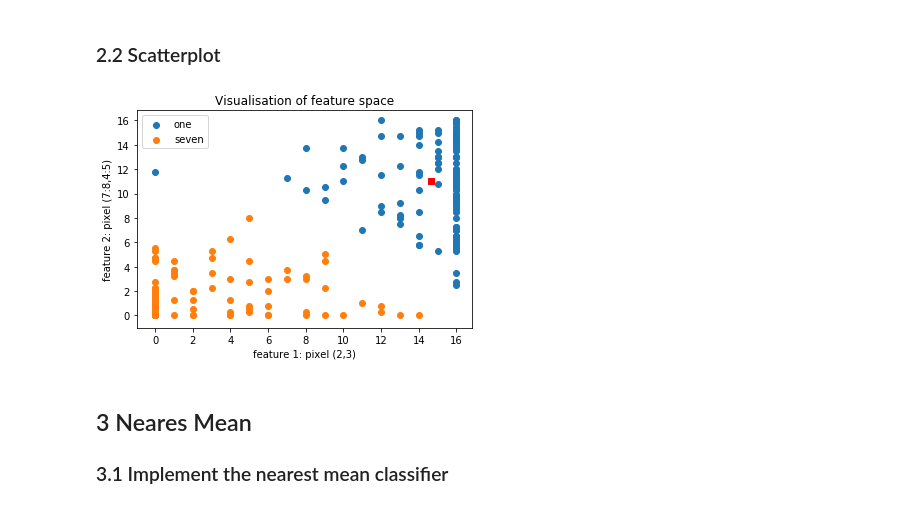
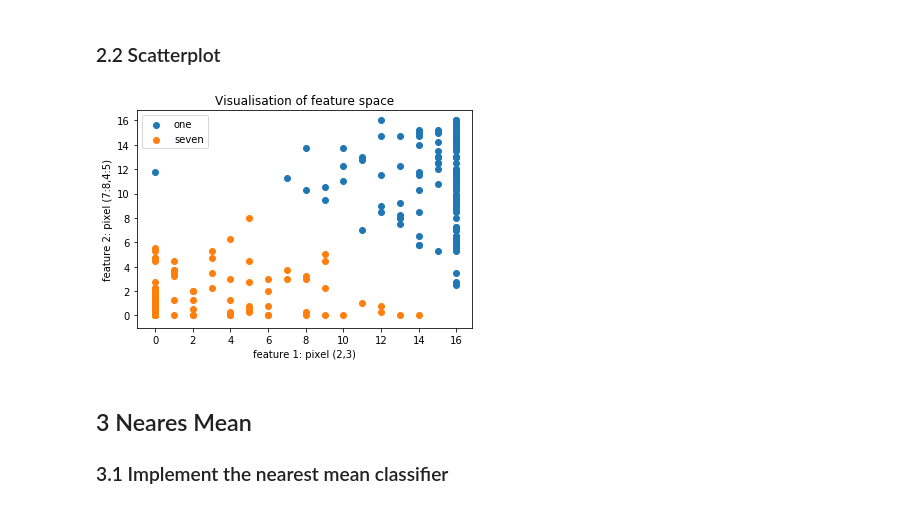
Before and after one commit to ml4cdeca/FundamentalsOfMachineLearning, a Jupyter notebook: blatt3/qda-lda.ipynb, the cells around one changed output. Saved outputs shown, nothing was run; the diff lists cells and outputs as text; code cells hidden in the pictures.

```diff
--- a/blatt3/qda-lda.ipynb
+++ b/blatt3/qda-lda.ipynb
@@ -72,14 +72,13 @@ def reduce_dim(x):
 # %%
 plt.scatter(*reduce_dim(X_train[y_train==1]).T,label='one')
 plt.scatter(*reduce_dim(X_train[y_train==7]).T,label='seven')
 plt.title('Visualisation of feature space')
 plt.xlabel('feature 1: pixel (2,3)')
 plt.ylabel('feature 2: pixel (7:8,4:5)')
 plt.legend()
-plt.plot(*np.mean(reduce_dim(X_train[y_train==1]),axis=0),'rs')
 plt.show()
 # %% [output]
-[figure, old version]
+[figure, new version]
 # %% [markdown]
 ## 3 Neares Mean
 ### 3.1 Implement the nearest mean classifier
```
Also changed, not shown: parts of 5 cells of this notebook.
